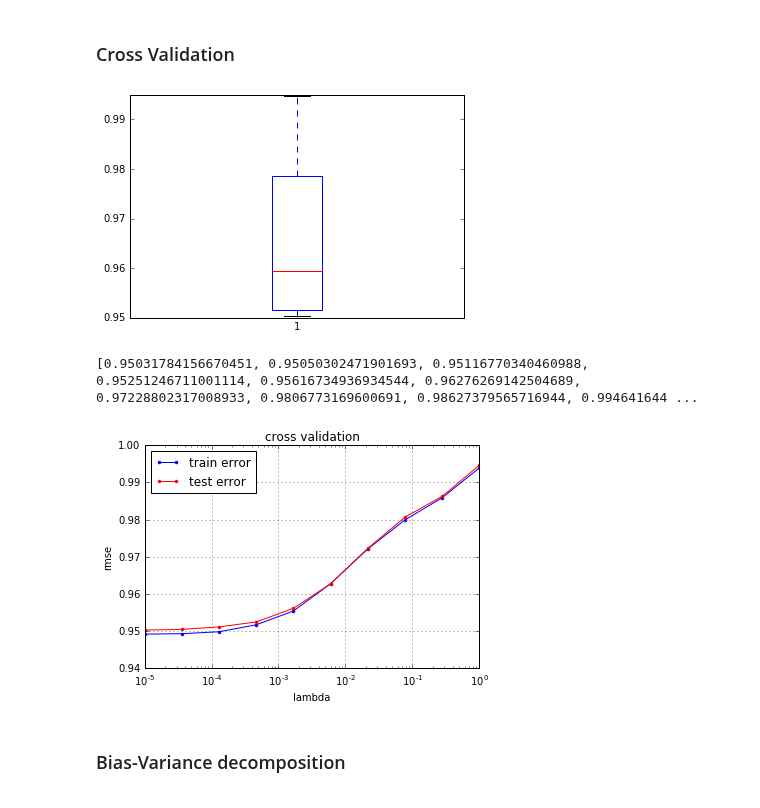
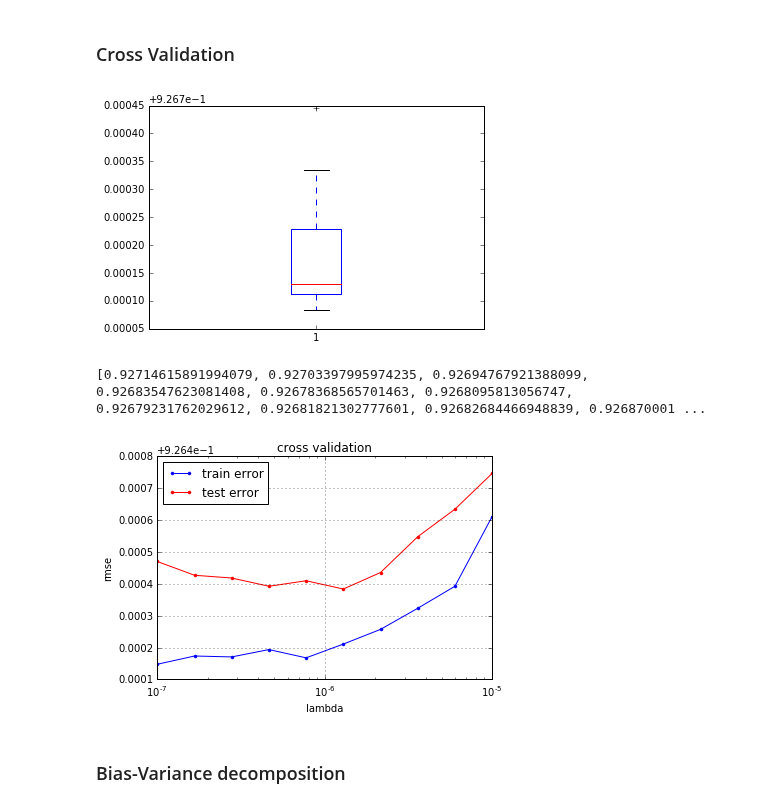
Before and after one commit to Walono/ML_project1, a Jupyter notebook: projects/project1/scripts/project1-Lois.ipynb, the cells around one changed output. Saved outputs shown, nothing was run; the diff lists cells and outputs as text; code cells hidden in the pictures.

```diff
--- a/projects/project1/scripts/project1-Lois.ipynb
+++ b/projects/project1/scripts/project1-Lois.ipynb
@@ -264,12 +274,12 @@ KeyboardInterrupt:
 # %%
 #Data split for the tests
 #x_tr, y_tr, x_te, y_te = split_data(tX, y, 0.4)
 
-cross_validation_demo(y, tx_squares)
+cross_validation_demo(y, build_poly_matrix(mean_tX, 3))
 # %% [output]
-[figure, old version]
+[figure, new version]
-[0.95031784156670451, 0.95050302471901693, 0.95116770340460988, 0.95251246711001114, 0.95616734936934544, 0.96276269142504689, 0.97228802317008933, 0.9806773169600691, 0.98627379565716944, 0.994641644 ...
+[0.92714615891994079, 0.92703397995974235, 0.92694767921388099, 0.92683547623081408, 0.92678368565701463, 0.9268095813056747, 0.92679231762029612, 0.92681821302777601, 0.92682684466948839, 0.926870001 ...
-[figure, old version]
+[figure, new version]
 # %% [markdown]
 ###  Bias-Variance decomposition
 # %% [markdown]
```
Also changed, not shown: parts of 13 cells of this notebook, 4 other files.
